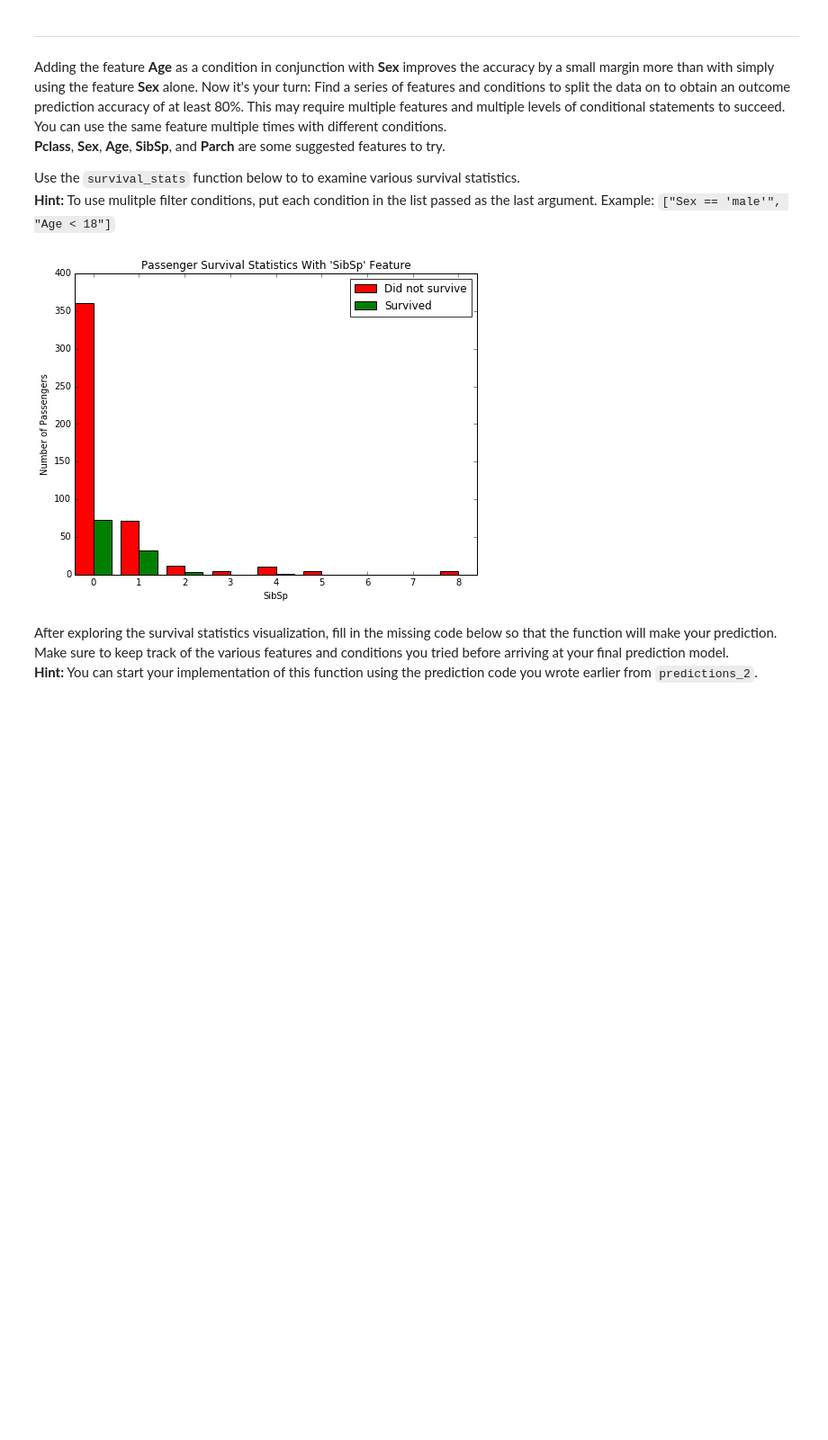
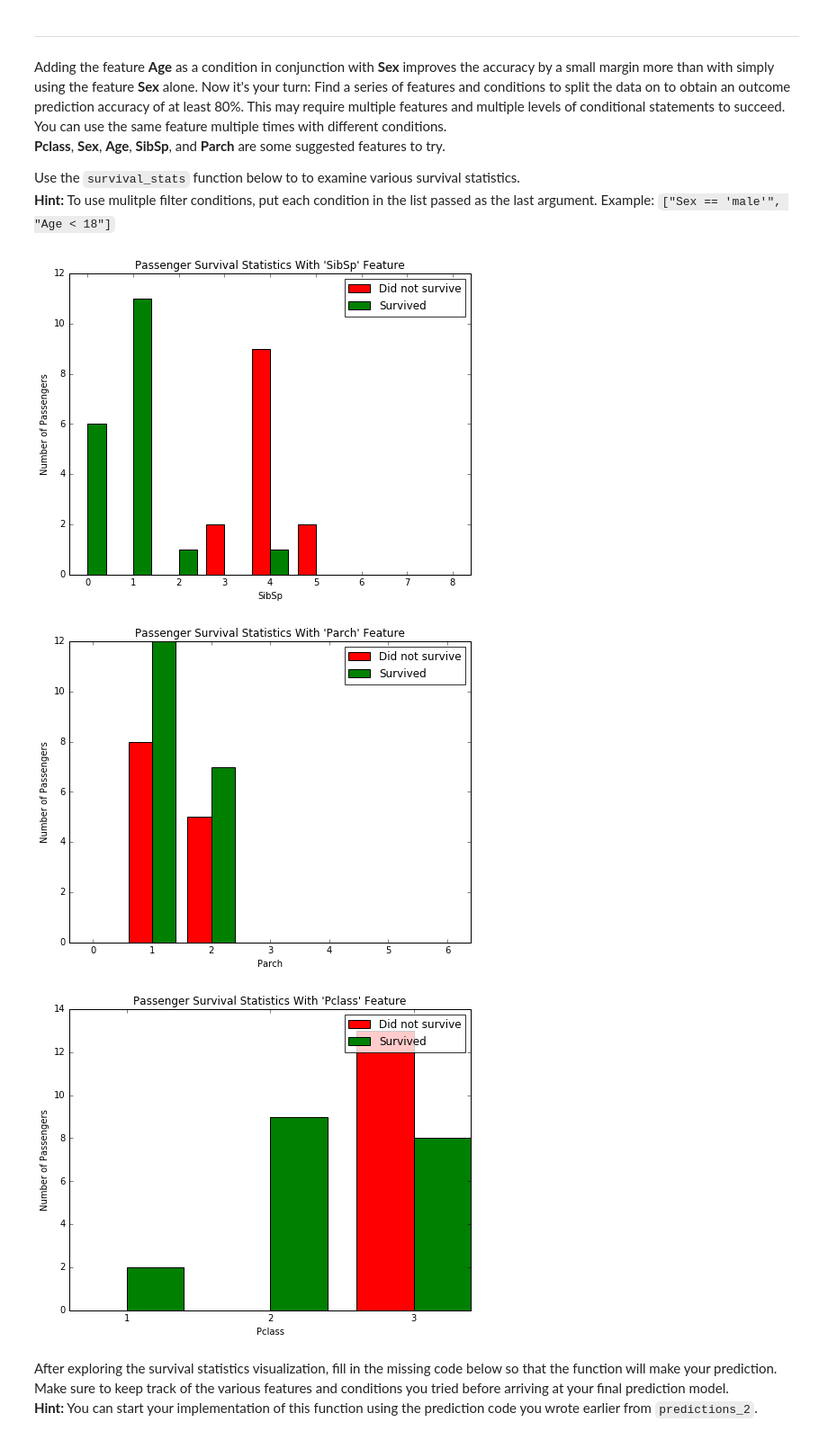
Before and after one commit to shipengfei92/machine-learning, a Jupyter notebook: projects/titanic_survival_exploration/Titanic_Survival_Exploration.ipynb, the cells around one changed output. Shown: that part at 90% size. Saved outputs shown, nothing was run; the diff lists cells and outputs as text; code cells hidden in the pictures; blank space fills up the shorter version.

```diff
--- a/projects/titanic_survival_exploration/Titanic_Survival_Exploration.ipynb
+++ b/projects/titanic_survival_exploration/Titanic_Survival_Exploration.ipynb
@@ -212,10 +210,14 @@ Adding the feature **Age** as a condition in conjunction with **Sex** improves t
 
 Use the `survival_stats` function below to to examine various survival statistics.
 **Hint:** To use mulitple filter conditions, put each condition in the list passed as the last argument. Example: `["Sex == 'male'", "Age < 18"]`
-# %%
-survival_stats(data, outcomes, 'SibSp', ["Sex == 'male'"])
-# %% [output]
-[figure, removed]
+# %%
+survival_stats(data, outcomes, 'SibSp', ["Sex == 'male'","Age < 10"])
+survival_stats(data, outcomes, 'Parch', ["Sex == 'male'","Age < 10"])
+survival_stats(data, outcomes, 'Pclass', ["Sex == 'male'","Age < 10"])
+# %% [output]
+[figure, added]
+[figure, added]
+[figure, added]
 # %% [markdown]
 After exploring the survival statistics visualization, fill in the missing code below so that the function will make your prediction.
 Make sure to keep track of the various features and conditions you tried before arriving at your final prediction model.
```
Also changed, not shown: parts of 5 cells of this notebook, 1 other file.
